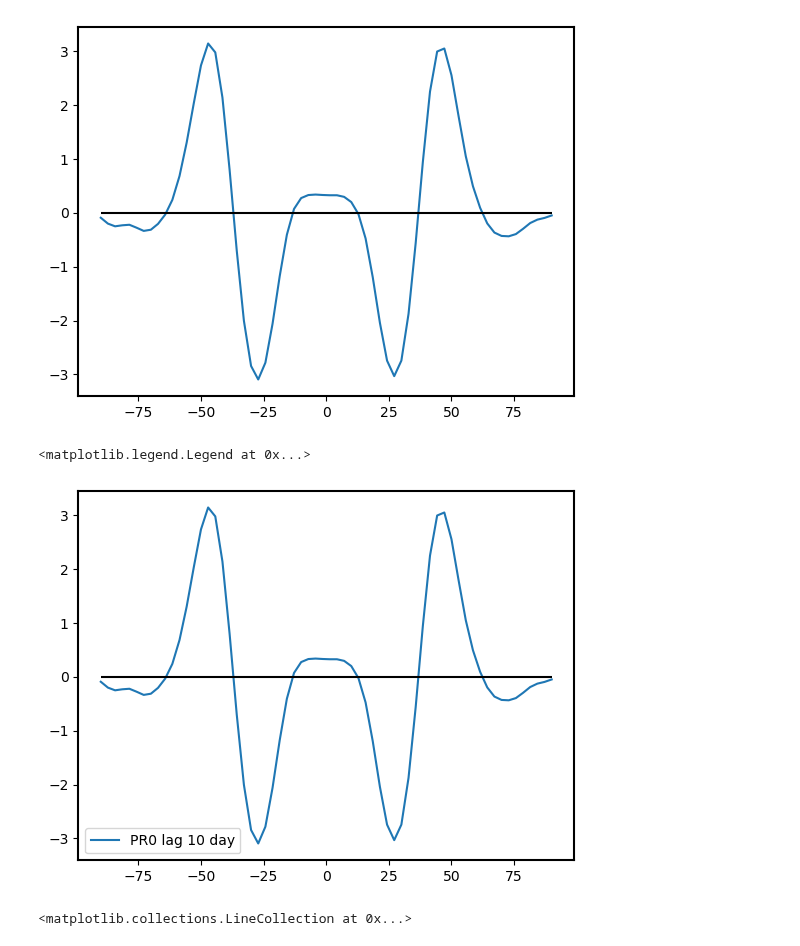
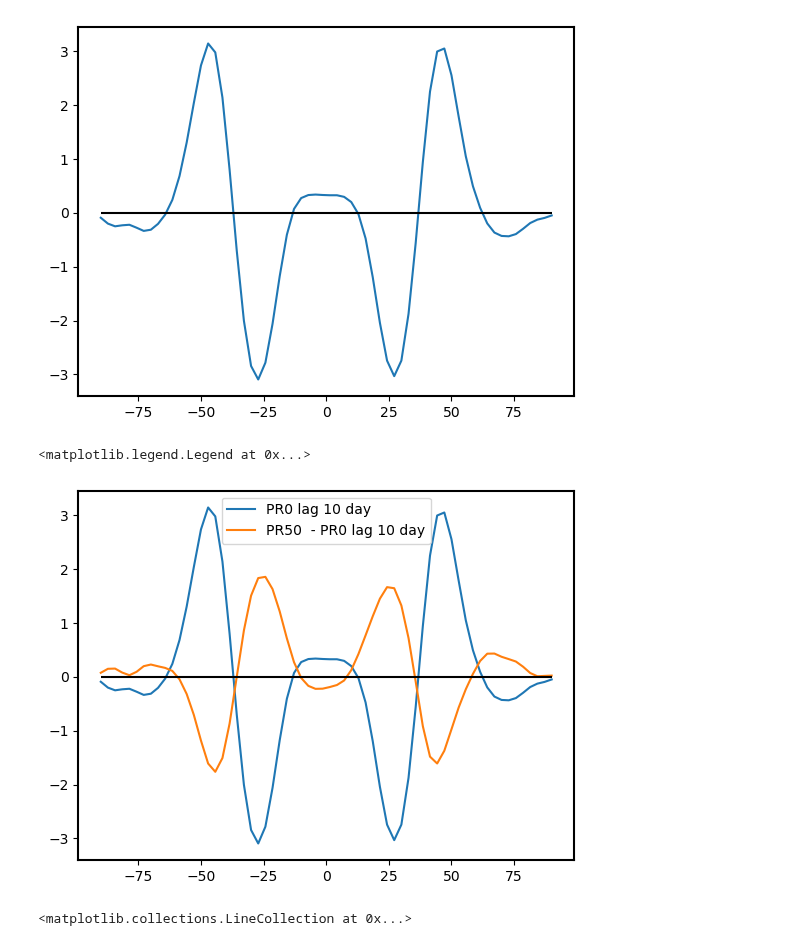
Before and after one commit to PeterChang1023/Moist_Dycore, a Jupyter notebook: IdealizeSpetral.jl/exp/HSt42/Jo_Jo_Dycore_Master_4.ipynb, the cells around one changed output. Cells and saved outputs as stored; diff of their text form; code cells hidden in the pictures.

```diff
--- a/IdealizeSpetral.jl/exp/HSt42/Jo_Jo_Dycore_Master_4.ipynb
+++ b/IdealizeSpetral.jl/exp/HSt42/Jo_Jo_Dycore_Master_4.ipynb
@@ -1296,21 +1296,21 @@ u_0_final  = u_daily[idx_lag].mean(axis=(0,2)) - u_daily[:].mean(axis=(0,2))
 # %%
 y = np.linspace(-90,90,64)
 plt.figure()
 # plt.plot(y, u_daily[idx_lag].mean(axis=(0,2)) - u_daily[:].mean(axis=(0,2)), label="PR0 lag 10 day")
 # plt.plot(y, u_50_final , label="PR50   lag 10 day")
 plt.plot(y, u_0_final , label="PR0 lag 10 day")
 
 
-# plt.plot(y, u_50_final - u_0_final, label="PR50  - PR0 lag 10 day")
+plt.plot(y, u_50_final - u_0_final, label="PR50  - PR0 lag 10 day")
 
 # plt.plot(y, u_50_final - , label="PR50 - PR0")
 # plt.plot(y[32:], EOF1_all[-1,])
 
 plt.hlines(y=0, xmin=-90, xmax=90, color="Black")
 plt.legend()
 # %% [output]
 <matplotlib.legend.Legend at 0x...>
-[figure, old version]
+[figure, new version]
 # %%
 plt.figure()
 plt.plot(prec_daily_time)
```
Also changed, not shown: parts of 22 cells of this notebook.
